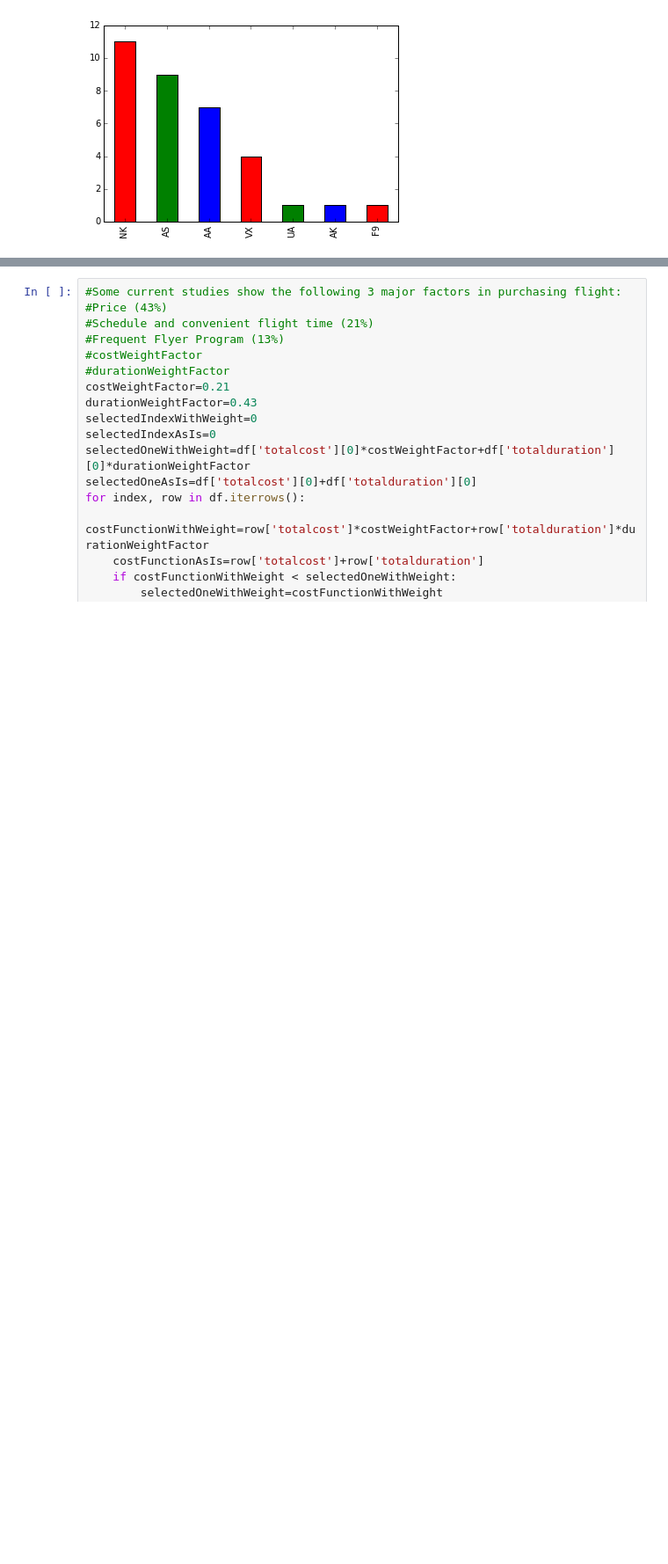
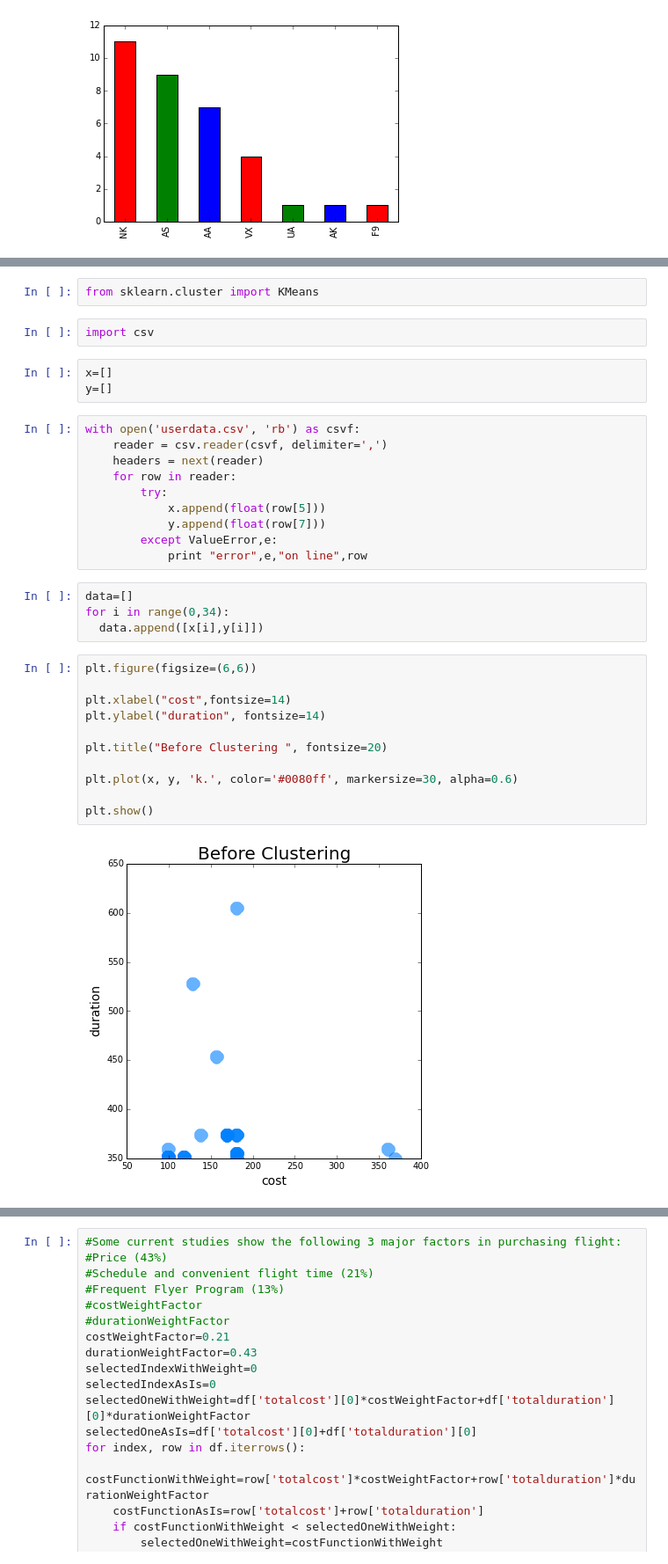
Before and after one commit to akatie/triptomizer, a Jupyter notebook: flightWithLowestCostFunction.ipynb, the cells around one changed output, grey strips where cells are left out. Shown at 88% size. Drawn from its saved outputs; the diff is of its cells as text; blank space fills up the shorter version.

Commit message:
K-means clustering

```diff
--- a/flightWithLowestCostFunction.ipynb
+++ b/flightWithLowestCostFunction.ipynb
@@ -282,0 +261,34 @@ userdata['airline'].value_counts().plot(ax=ax, color=['r', 'g', 'b'],kind='bar')
+# %%
+from sklearn.cluster import KMeans
+# %%
+import csv
+# %%
+x=[]
+y=[]
+# %%
+with open('userdata.csv', 'rb') as csvf:
+    reader = csv.reader(csvf, delimiter=',')
+    headers = next(reader)
+    for row in reader:
+        try:
+            x.append(float(row[5]))
+            y.append(float(row[7]))
+        except ValueError,e:
+            print "error",e,"on line",row
+# %%
+data=[]
+for i in range(0,34):
+  data.append([x[i],y[i]])
+# %%
+plt.figure(figsize=(6,6))
+
+plt.xlabel("cost",fontsize=14)
+plt.ylabel("duration", fontsize=14)
+
+plt.title("Before Clustering ", fontsize=20)
+
+plt.plot(x, y, 'k.', color='#0080ff', markersize=30, alpha=0.6)
+
+plt.show()
+# %% [output]
+[figure, added]
```
Also changed, not shown: parts of 12 cells of this notebook, 3 other files.
